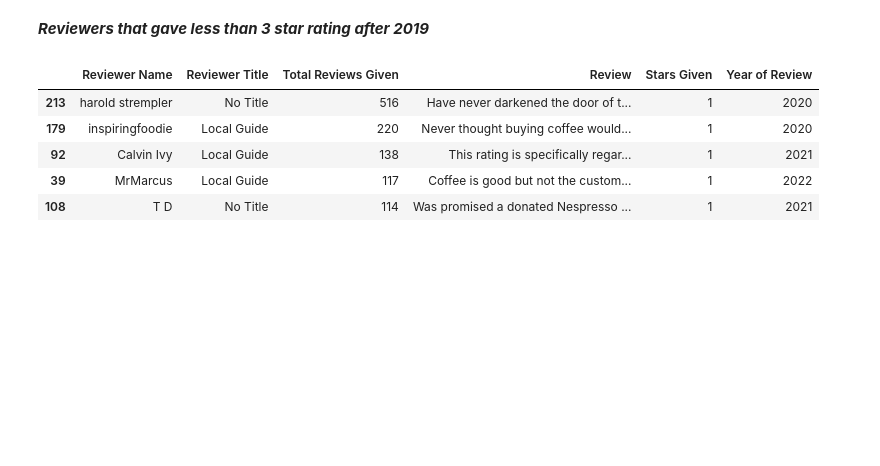
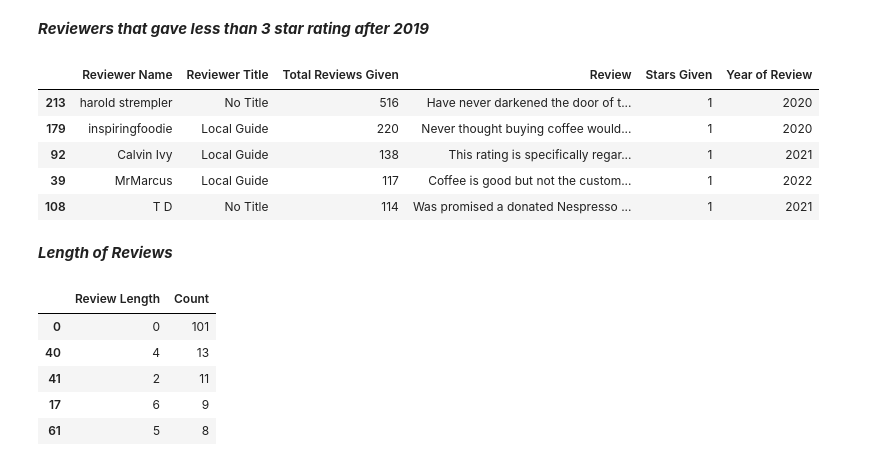
Before and after one commit to kjeshang/NespressoMetropolisCustomerReviewAnalysis, a Jupyter notebook: 3_EDA.ipynb, the cells around one changed output. Saved outputs shown, nothing was run; the diff lists cells and outputs as text; code cells hidden in the pictures; blank space fills up the shorter version.

```diff
--- a/3_EDA.ipynb
+++ b/3_EDA.ipynb
@@ -358,3 +346,44 @@ get_topReviewers_with_most_least_reviewsGiven(
 | 92 | Calvin Ivy | Local Guide | 138 | This rating is specifically regar... | 1 | 2021 |
 | 39 | MrMarcus | Local Guide | 117 | Coffee is good but not the custom... | 1 | 2022 |
 | 108 | T D | No Title | 114 | Was promised a donated Nespresso ... | 1 | 2021 |
+# %% [markdown]
+**_Length of Reviews_**
+# %%
+def get_reviewLengths(df, column):
+    # Get lengths of each review
+    review_len = [];
+    for review in df[column]:
+        if review == "No Review":
+            review_len.append(0);
+        else:
+            review_len.append(len(review.split(" ")));
+
+    # Get unique lengths of all reviews
+    unique_review_len = [];
+    for length in review_len:
+        if length not in unique_review_len:
+            unique_review_len.append(length);
+
+    # Create dataframe of review lengths
+    data = [];
+    for length in unique_review_len:
+        row = [];
+        row.append(length);
+        count = 0;
+        for length_count in review_len:
+            if length == length_count:
+                count += 1;
+        row.append(count);
+        data.append(row);
+    df_reviewLen = pd.DataFrame(data, columns=['Review Length','Count']);
+    df_reviewLen = df_reviewLen.sort_values(by=['Count'], ascending=False);
+    return df_reviewLen;
+
+get_reviewLengths(df, 'Review').head()
+# %% [output]
+|  | Review Length | Count |
+| 0 | 0 | 101 |
+| 40 | 4 | 13 |
+| 41 | 2 | 11 |
+| 17 | 6 | 9 |
+| 61 | 5 | 8 |
```
Also changed, not shown: parts of 4 cells of this notebook, 3 other files.
